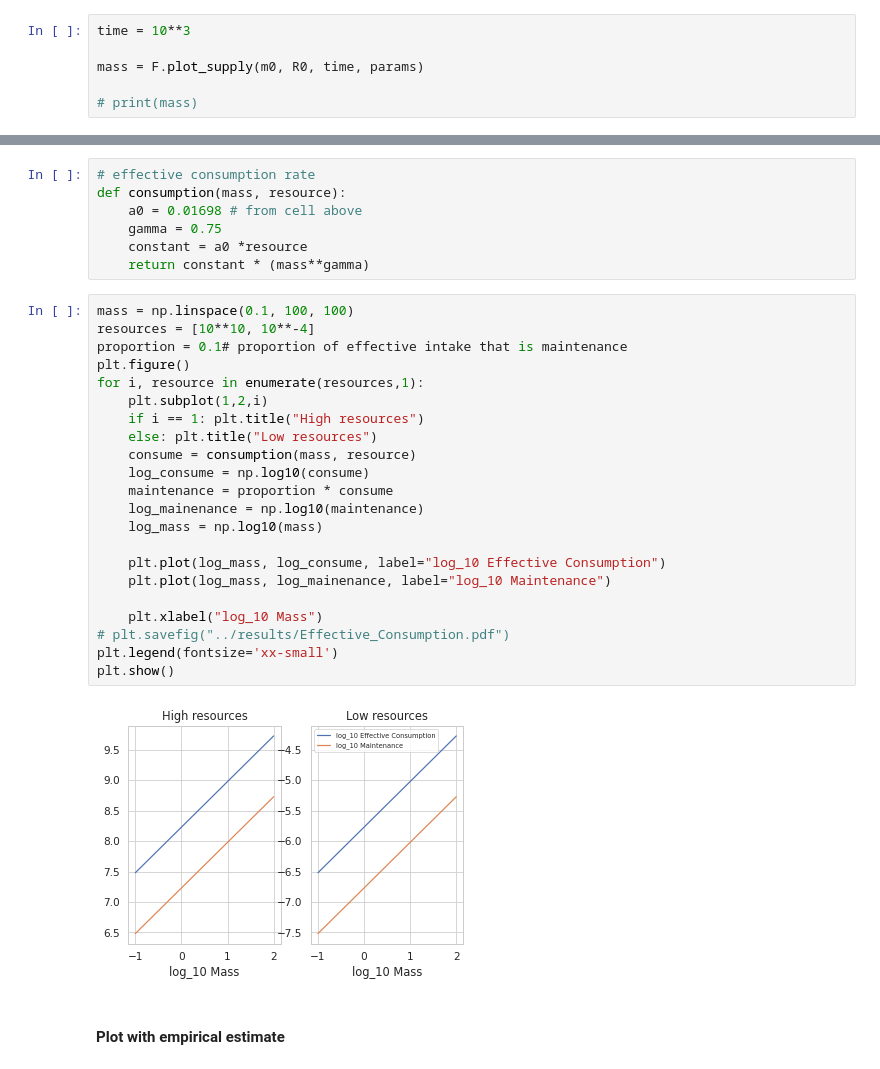
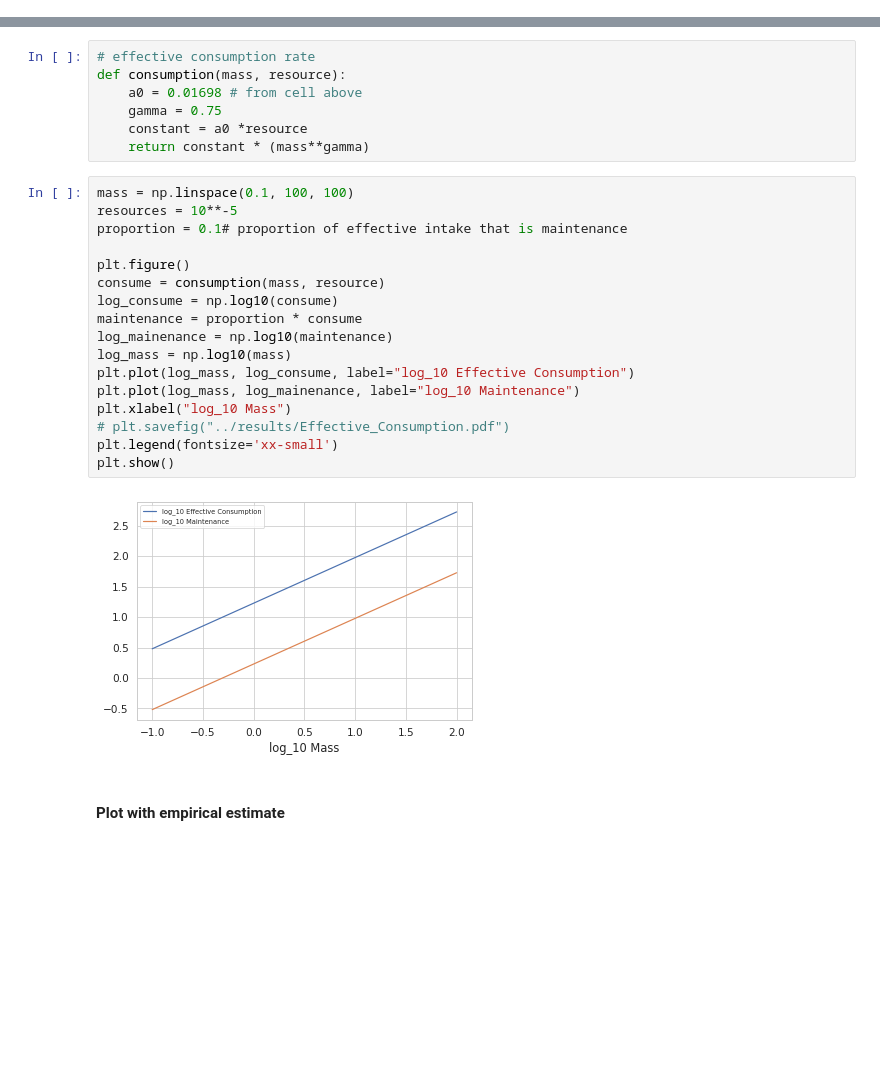
Before and after one commit to Don-Burns/Masters_Project, a Jupyter notebook: code/Supply_Model.ipynb, the cells around one changed output, grey strips where cells are left out. Saved outputs shown, nothing was run; the diff lists cells and outputs as text; blank space fills up the shorter version.

```diff
--- a/code/Supply_Model.ipynb
+++ b/code/Supply_Model.ipynb
@@ -428,9 +408,3 @@ plt.show()
 # %% [output]
 [figure]
 [figure]
-# %%
-time = 10**3
-
-mass = F.plot_supply(m0, R0, time, params)
-
-# print(mass)
@@ -552,28 +524,23 @@ def consumption(mass, resource):
     return constant * (mass**gamma)
 # %%
 mass = np.linspace(0.1, 100, 100)
-resources = [10**10, 10**-4]
+resources = 10**-5
 proportion = 0.1# proportion of effective intake that is maintenance
+
 plt.figure()
-for i, resource in enumerate(resources,1):
-    plt.subplot(1,2,i)
-    if i == 1: plt.title("High resources")
-    else: plt.title("Low resources")
-    consume = consumption(mass, resource)
-    log_consume = np.log10(consume)
-    maintenance = proportion * consume
-    log_mainenance = np.log10(maintenance)
-    log_mass = np.log10(mass)
-
-    plt.plot(log_mass, log_consume, label="log_10 Effective Consumption")
-    plt.plot(log_mass, log_mainenance, label="log_10 Maintenance")
-
-    plt.xlabel("log_10 Mass")
+consume = consumption(mass, resource)
+log_consume = np.log10(consume)
+maintenance = proportion * consume
+log_mainenance = np.log10(maintenance)
+log_mass = np.log10(mass)
+plt.plot(log_mass, log_consume, label="log_10 Effective Consumption")
+plt.plot(log_mass, log_mainenance, label="log_10 Maintenance")
+plt.xlabel("log_10 Mass")
 # plt.savefig("../results/Effective_Consumption.pdf")
 plt.legend(fontsize='xx-small')
 plt.show()
 # %% [output]
-[figure, old version]
+[figure, new version]
 # %% [markdown]
 #### Plot with empirical estimate
 # %%
```
Also changed, not shown: parts of 40 cells of this notebook, 3 other files.
